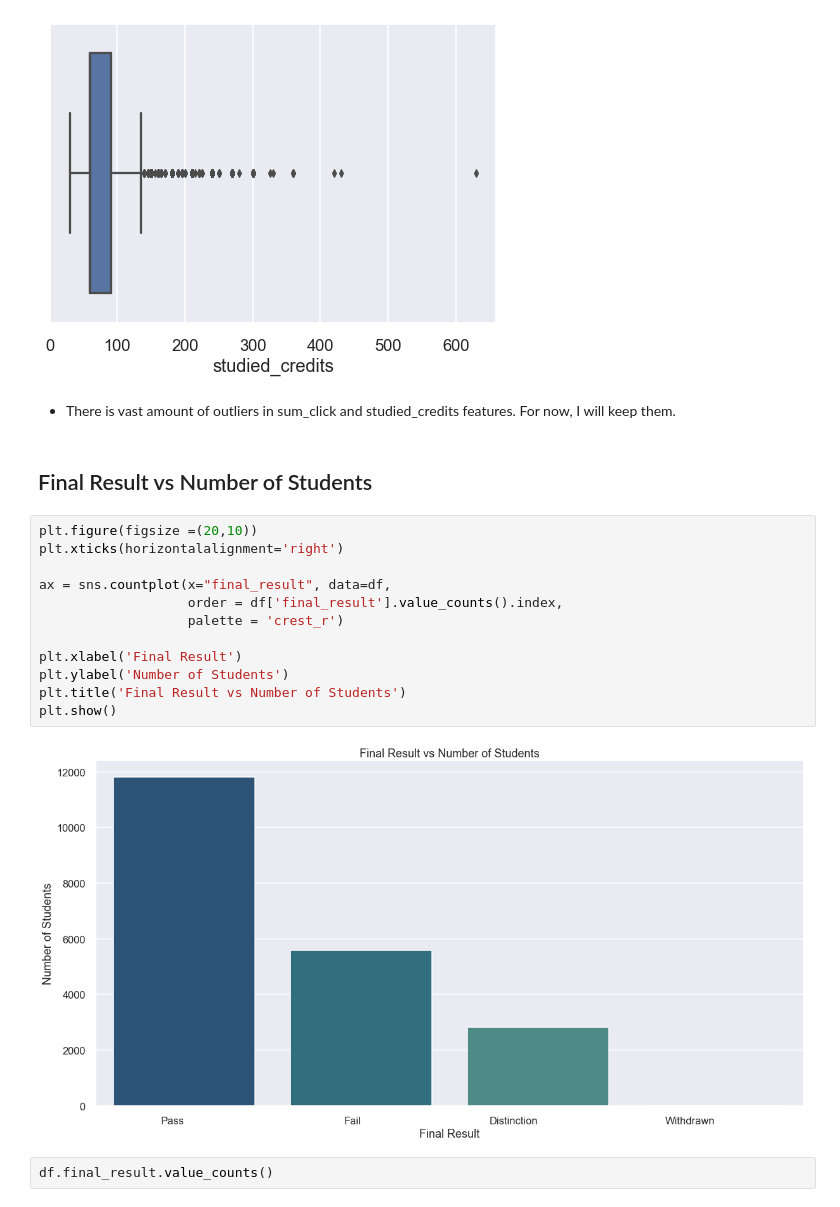
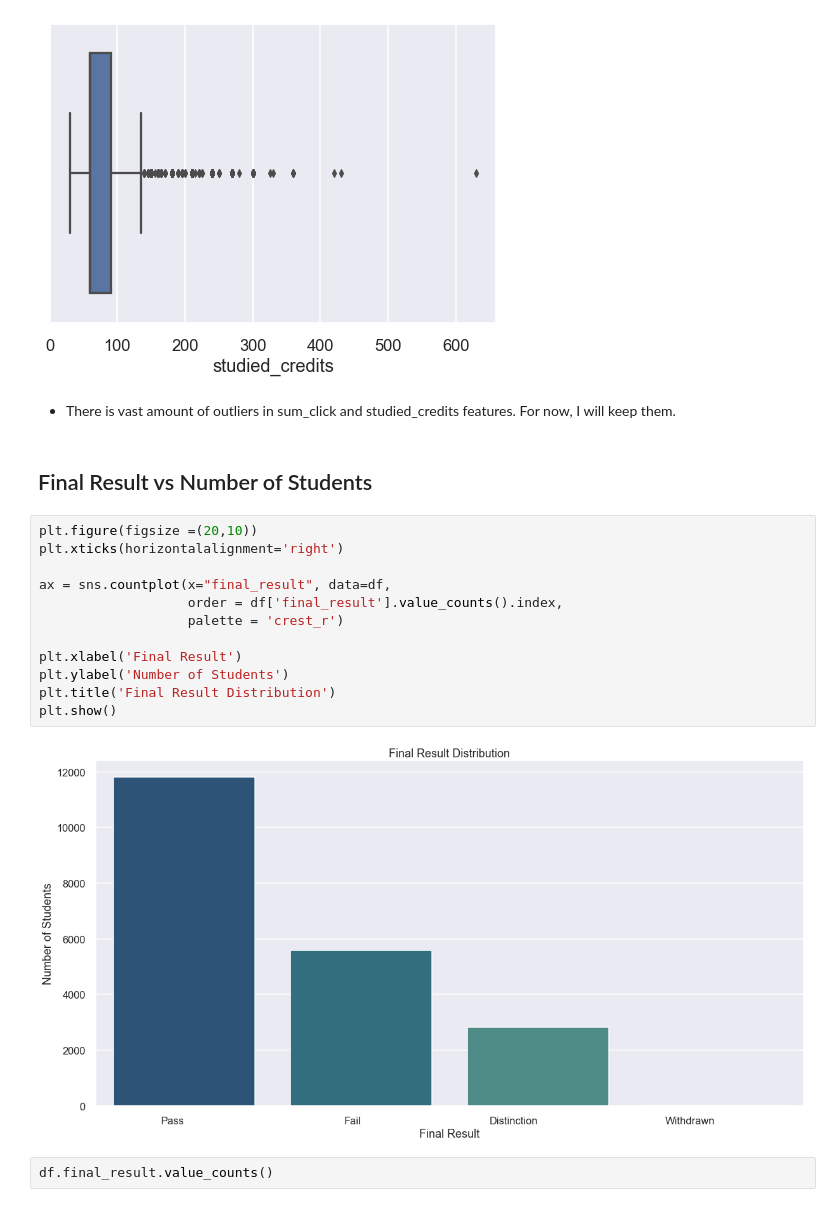
Before and after one commit to zyazyaG/Students_Performance, a Jupyter notebook: notebooks/EDA.ipynb, the cells around one changed output. Drawn from its saved outputs; the diff is of its cells as text.

```diff
--- a/notebooks/EDA.ipynb
+++ b/notebooks/EDA.ipynb
@@ -103,24 +105,24 @@ sns.boxplot(x=df['sum_click']);
 sns.boxplot(x=df['studied_credits']);
 # %% [output]
 [figure]
-# %% [markdown]
-* There is vast amount of outliers in sum_click and studied_credits features. For now, I will keep them.
+# %% [markdown]
+* There is vast amount of outliers in sum_click and studied_credits features. For now, I will keep them.
 # %% [markdown]
 ## Final Result vs Number of Students
 # %%
 plt.figure(figsize =(20,10))
 plt.xticks(horizontalalignment='right')
 
 ax = sns.countplot(x="final_result", data=df,
                    order = df['final_result'].value_counts().index,
                    palette = 'crest_r')
 
 plt.xlabel('Final Result')
 plt.ylabel('Number of Students')
-plt.title('Final Result vs Number of Students')
+plt.title('Final Result Distribution')
 plt.show()
 # %% [output]
-[figure, old version]
+[figure, new version]
 # %%
 df.final_result.value_counts()
 # %% [output]
```
Also changed, not shown: parts of 90 cells of this notebook, 6 other files.
